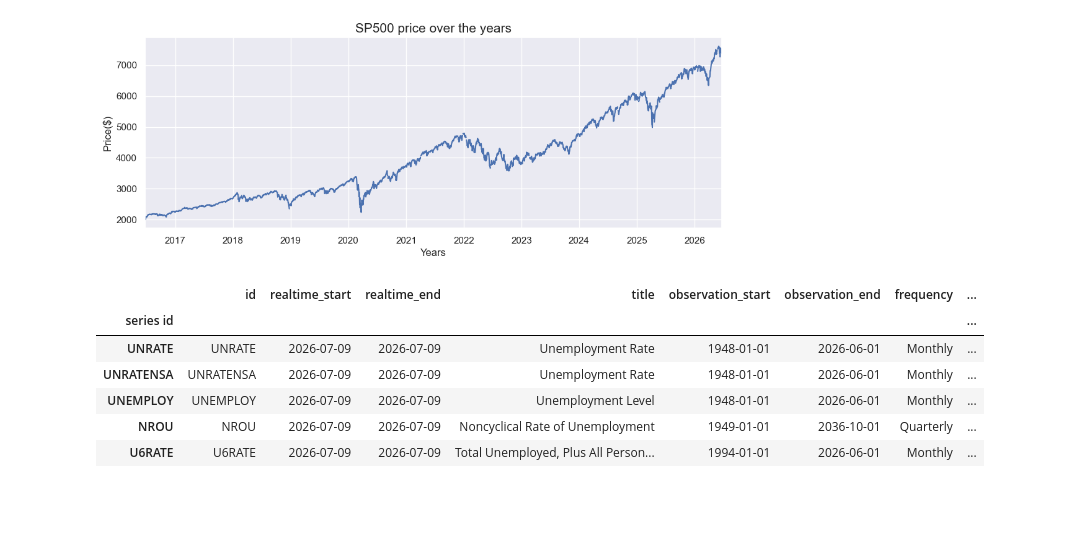
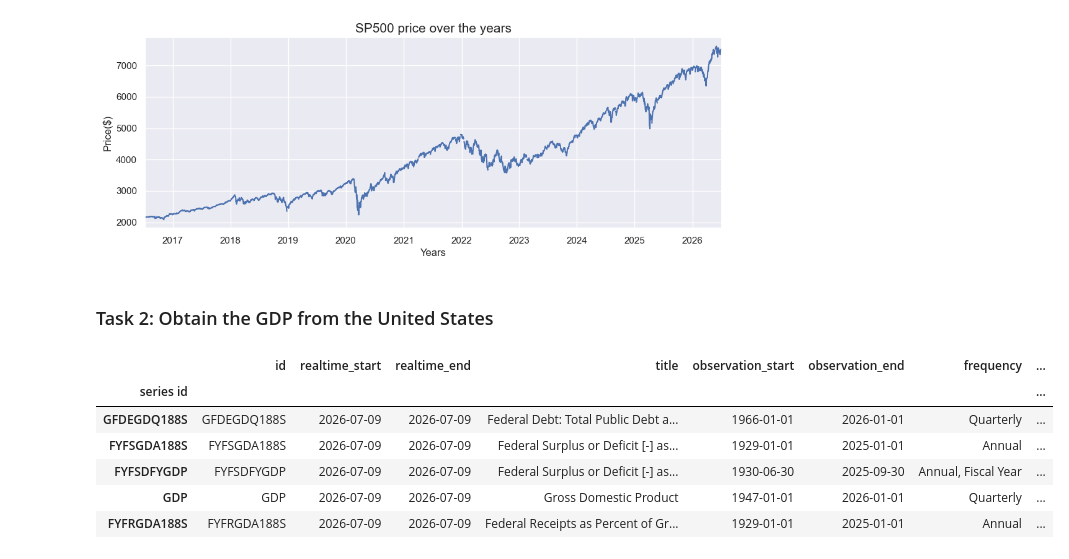
Before and after one commit to LeoTarulli/Fred_API, a Jupyter notebook: Fred.ipynb, the cells around one changed output. Drawn from its saved outputs; the diff is of its cells as text; code cells hidden in the pictures; blank space fills up the shorter version.

```diff
--- a/Fred.ipynb
+++ b/Fred.ipynb
@@ -65,15 +57,15 @@ plt.title('SP500 price over the years', fontdict={'fontsize':'15'})
 plt.show()
 # %% [output]
 [figure]
-# %%
-# We are going to search for unemplyment
-unemp_restults = fred.search('unemployment')
-unemp_restults.head() # We anow are going to select the first serie from the dataset. The one named 'UNRATE' in the series id
-# %% [output]
-|  | id | realtime_start | realtime_end | title | observation_start | observation_end | frequency | ... |
-| series id |  |  |  |  |  |  |  | ... |
-| UNRATE | UNRATE | 2026-07-09 | 2026-07-09 | Unemployment Rate | 1948-01-01 | 2026-06-01 | Monthly | ... |
-| UNRATENSA | UNRATENSA | 2026-07-09 | 2026-07-09 | Unemployment Rate | 1948-01-01 | 2026-06-01 | Monthly | ... |
-| UNEMPLOY | UNEMPLOY | 2026-07-09 | 2026-07-09 | Unemployment Level | 1948-01-01 | 2026-06-01 | Monthly | ... |
-| NROU | NROU | 2026-07-09 | 2026-07-09 | Noncyclical Rate of Unemployment | 1949-01-01 | 2036-10-01 | Quarterly | ... |
-| U6RATE | U6RATE | 2026-07-09 | 2026-07-09 | Total Unemployed, Plus All Person... | 1994-01-01 | 2026-06-01 | Monthly | ... |
+# %% [markdown]
+### Task 2: Obtain the GDP from the United States
+# %%
+fred.search("gdp").head()
+# %% [output]
+|  | id | realtime_start | realtime_end | title | observation_start | observation_end | frequency | ... |
+| series id |  |  |  |  |  |  |  | ... |
+| GFDEGDQ188S | GFDEGDQ188S | 2026-07-09 | 2026-07-09 | Federal Debt: Total Public Debt a... | 1966-01-01 | 2026-01-01 | Quarterly | ... |
+| FYFSGDA188S | FYFSGDA188S | 2026-07-09 | 2026-07-09 | Federal Surplus or Deficit [-] as... | 1929-01-01 | 2025-01-01 | Annual | ... |
+| FYFSDFYGDP | FYFSDFYGDP | 2026-07-09 | 2026-07-09 | Federal Surplus or Deficit [-] as... | 1930-06-30 | 2025-09-30 | Annual, Fiscal Year | ... |
+| GDP | GDP | 2026-07-09 | 2026-07-09 | Gross Domestic Product | 1947-01-01 | 2026-01-01 | Quarterly | ... |
+| FYFRGDA188S | FYFRGDA188S | 2026-07-09 | 2026-07-09 | Federal Receipts as Percent of Gr... | 1929-01-01 | 2025-01-01 | Annual | ... |
```
Also changed, not shown: parts of 29 cells of this notebook.
